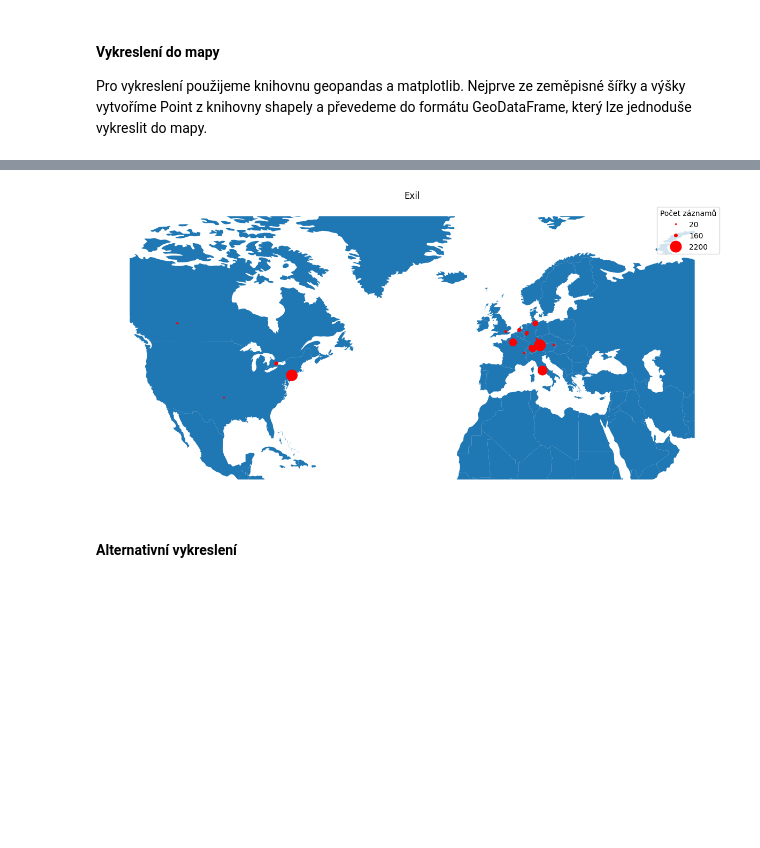
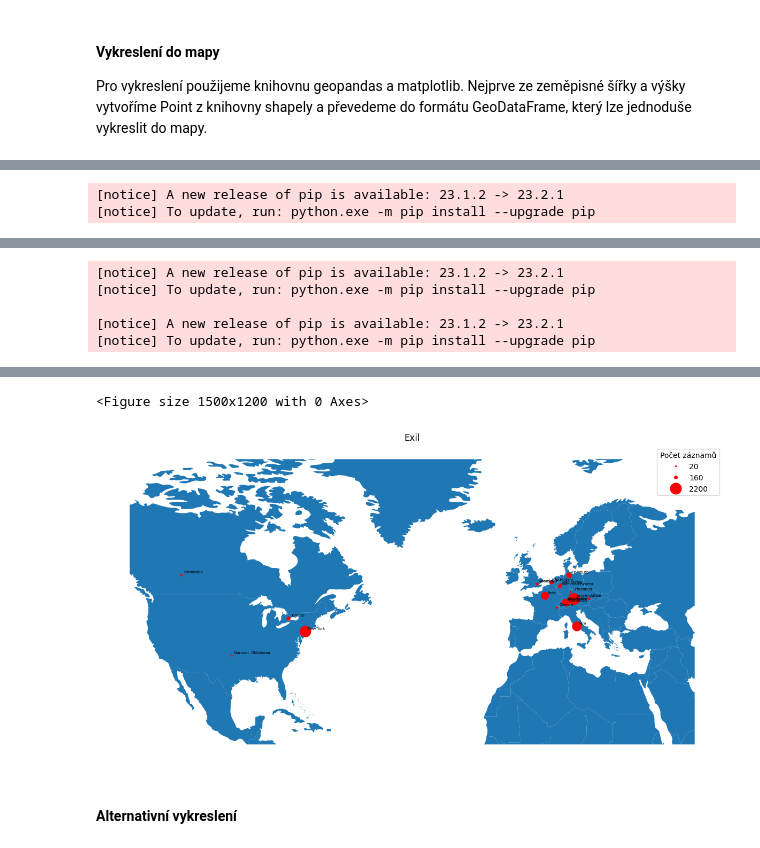
Before and after one commit to panuscha/DH-data-process, a Jupyter notebook: display_maps.ipynb, the cells around one changed output, grey strips where cells are left out. Drawn from its saved outputs; the diff is of its cells as text; code cells hidden in the pictures; blank space fills up the shorter version.

```diff
--- a/display_maps.ipynb
+++ b/display_maps.ipynb
@@ -7,11 +24,6 @@ Nejprve načteme naše uložená csv data. Jak převést marcovou databázi do c
 # %%
-%pip install pandas
-import pandas as pd
-
-path_to_data = 'data/csv/out_cle.csv'
-
 # Cesta k nasim datum
-csv_data = path_to_data
+csv_data = 'data/csv/out_cle.csv'
 
 # Nacteni dat
 df = pd.read_csv(csv_data, delimiter=',')
@@ -210,17 +222,6 @@ points_df = pd.merge(cities_df, coordinates)
 Pro vykreslení použijeme knihovnu geopandas a matplotlib.
 Nejprve ze zeměpisné šířky a výšky vytvoříme Point z knihovny shapely a převedeme do formátu GeoDataFrame, který lze jednoduše vykreslit do mapy.
 # %%
-# %pip install geopandas
-# %pip install matplotlib
-# %pip install shapely
-
-import geopandas as gpd
-import matplotlib.pyplot as plt
-from shapely.geometry import Point
-from matplotlib.lines import Line2D
-from statistics import median
-import numpy as np
-
 # Ze zemepisne sirky a vysky vytvorime body
 geometry = [Point(lon, lat) for lon, lat in zip(points_df['longitude'], points_df['latitude'])]
 
@@ -231,7 +232,7 @@ points_gdf = gpd.GeoDataFrame(points_df, geometry=geometry, crs="EPSG:4326")
 base_map_data = gpd.read_file("data/geojson/world_1960.geojson")
 
 # Hranice Evropy a Severni Ameriky
-europe_and_north_america_bbox = [-130, 15, 65, 80] # [minx, miny, maxx, maxy]
+europe_and_north_america_bbox = [-130, 15, 50, 80] # [minx, miny, maxx, maxy]
 
 figsize = (15,12)
 
@@ -250,8 +251,8 @@ points_gdf.plot(figsize=figsize,
                 markersize=points_gdf['number of records'].apply(lambda x: x/div),  # Upraveni velikosti bodu
                 )
 
-# for x, y, label in zip(points_df.longitude, points_df.latitude, points_df.city):
-#     ax.annotate(label, xy=(x, y), xytext=(3, 3), textcoords="offset points", fontsize = 5)
+for x, y, label in zip(points_df.longitude, points_df.latitude, points_df.city):
+     ax.annotate(label, xy=(x, y), xytext=(3, 3), textcoords="offset points", fontsize = 5)
 
 # Tri moznosti legendy
 point_sizes = [min(points_gdf['number of records'].apply(lambda x: int(round(x, -1)))), median(points_gdf['number of records'].apply(lambda x: int(round(x, -1)))), max(points_gdf['number of records'].apply(lambda x: int(round(x, -1))))]
@@ -265,6 +266,6 @@ ax.legend(handles=legend_handles, title='Počet záznamů', loc='upper right')
 plt.title("Exil")
 plt.grid(False)
 ax.set_axis_off()
-plt.savefig("plots/exil_cropped_map.png")
+plt.savefig("plots/exil_cropped_map.svg")
 plt.show()
 # %% [output]
@@ -271,0 +290,2 @@ plt.show()
+[notice] A new release of pip is available: 23.1.2 -> 23.2.1
+[notice] To update, run: python.exe -m pip install --upgrade pip
@@ -271,0 +304,5 @@ plt.show()
+[notice] A new release of pip is available: 23.1.2 -> 23.2.1
+[notice] To update, run: python.exe -m pip install --upgrade pip
+
+[notice] A new release of pip is available: 23.1.2 -> 23.2.1
+[notice] To update, run: python.exe -m pip install --upgrade pip
@@ -272,4 +312,5 @@ plt.show()
+<Figure size 1500x1200 with 0 Axes>
-[figure, old version]
+[figure, new version]
 # %% [markdown]
 #### Alternativní vykreslení
 # %%
```
Also changed, not shown: parts of 12 cells of this notebook, 5 other files.
